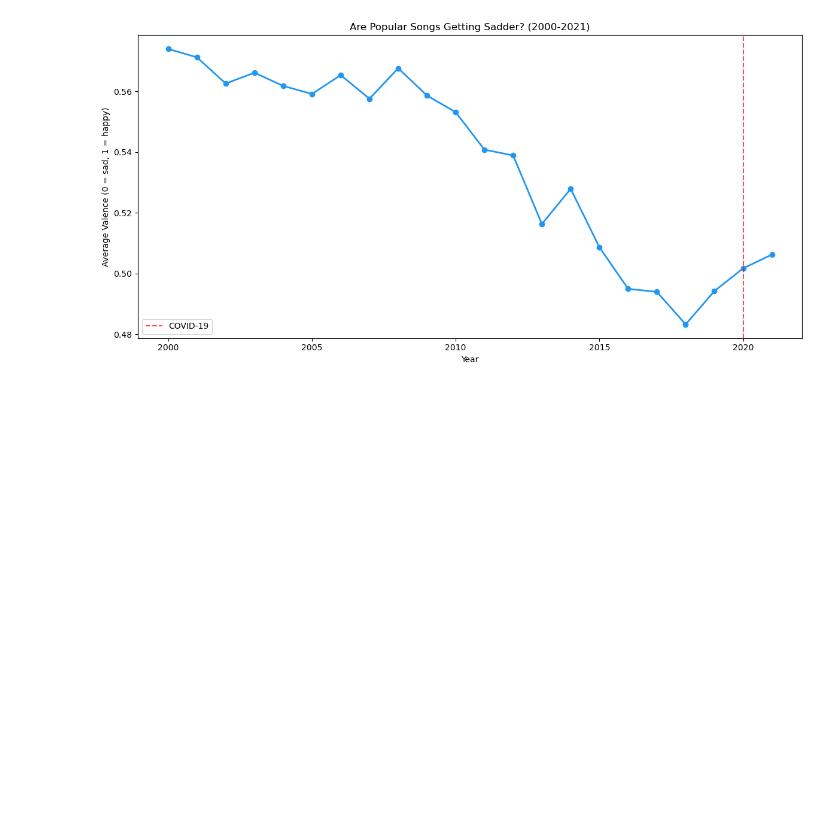
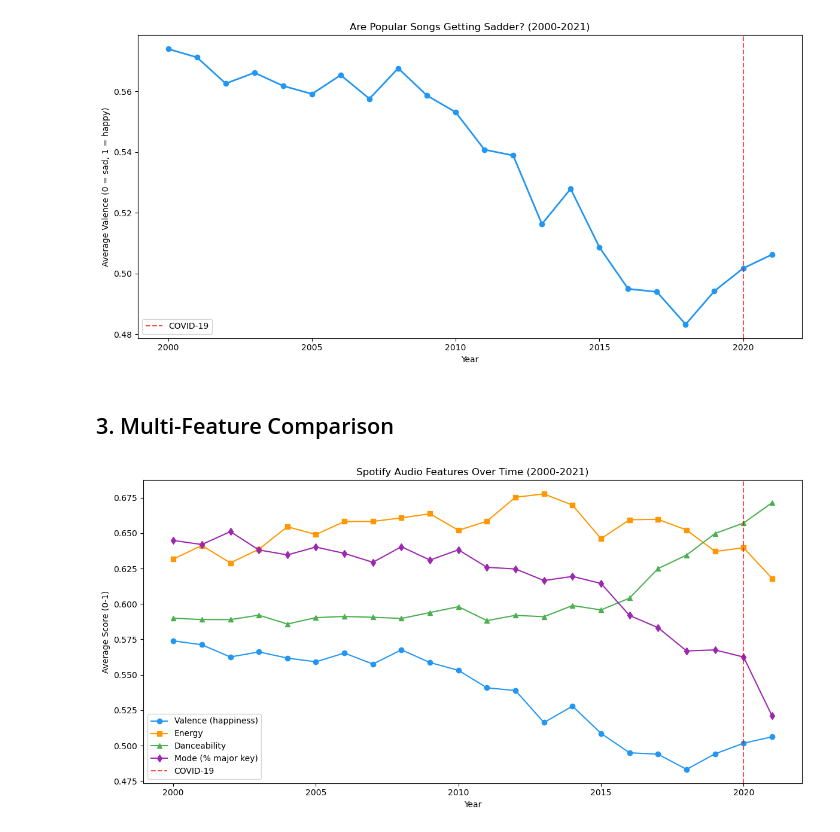
Before and after one commit to yidan114/spotify-mental-health-analysis, a Jupyter notebook: 01_data_exploration.ipynb, the cells around one changed output. Drawn from its saved outputs; the diff is of its cells as text; code cells hidden in the pictures; blank space fills up the shorter version.

Commit message:
Add full analysis: multi-feature trends, correlation, t-test

```diff
--- a/01_data_exploration.ipynb
+++ b/01_data_exploration.ipynb
@@ -21,3 +25,23 @@ plt.savefig('figures/valence_trend.png', dpi=150)
 plt.show()
 # %% [output]
 [figure]
+# %% [markdown]
+## 3. Multi-Feature Comparison
+# %%
+fig, ax1 = plt.subplots(figsize=(12, 6))
+
+ax1.plot(yearly_avg.index, yearly_avg['valence'], marker='o', label='Valence (happiness)', color='#2196F3')
+ax1.plot(yearly_avg.index, yearly_avg['energy'], marker='s', label='Energy', color='#FF9800')
+ax1.plot(yearly_avg.index, yearly_avg['danceability'], marker='^', label='Danceability', color='#4CAF50')
+ax1.plot(yearly_avg.index, yearly_avg['mode'], marker='d', label='Mode (% major key)', color='#9C27B0')
+
+ax1.axvline(x=2020, color='red', linestyle='--', alpha=0.7, label='COVID-19')
+ax1.set_xlabel('Year')
+ax1.set_ylabel('Average Score (0-1)')
+ax1.set_title('Spotify Audio Features Over Time (2000-2021)')
+ax1.legend(loc='lower left')
+plt.tight_layout()
+plt.savefig('figures/multi_feature_trend.png', dpi=150)
+plt.show()
+# %% [output]
+[figure, added]
```
Also changed, not shown: parts of 7 cells of this notebook, 3 other files.
